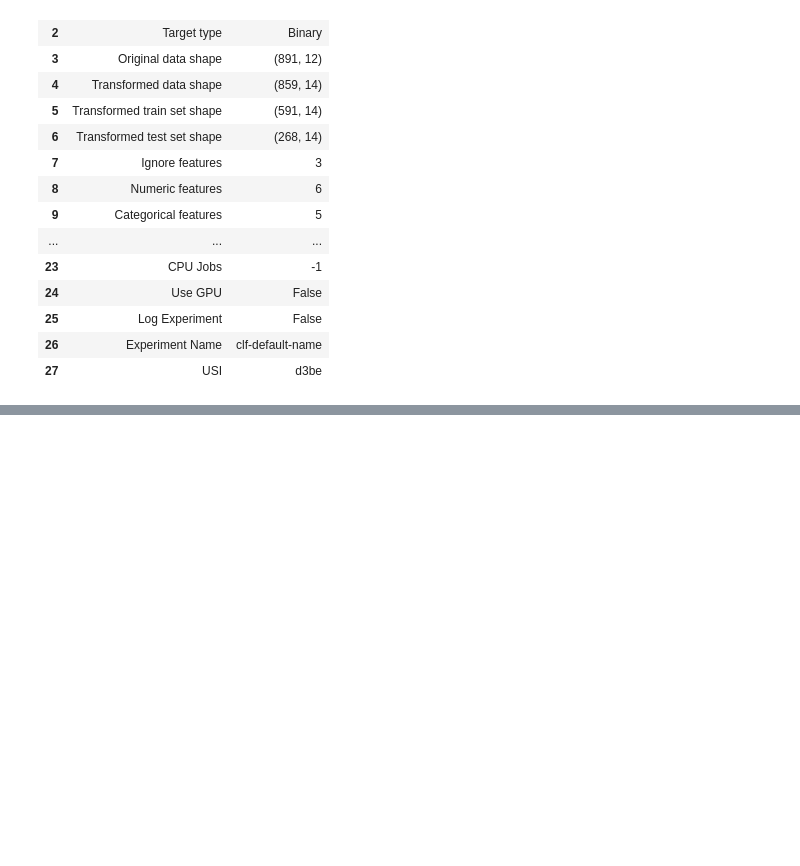
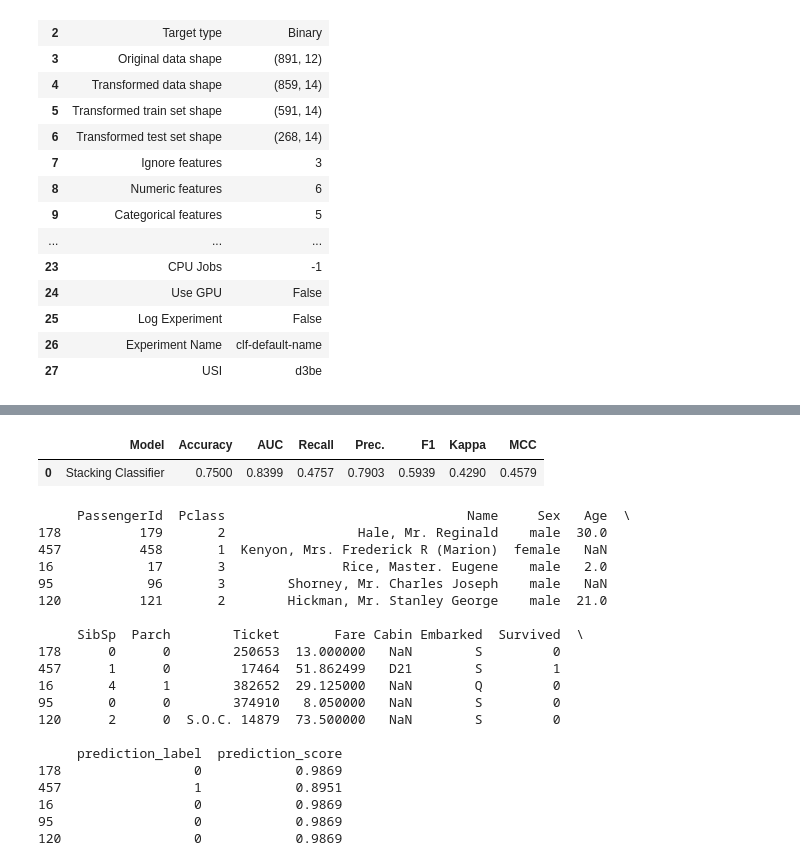
Before and after one commit to FirasKahlaoui/pycaret-ml-testing, a Jupyter notebook: advance/ad_test.ipynb, the cells around one changed output, grey strips where cells are left out. Saved outputs shown, nothing was run; the diff lists cells and outputs as text; code cells hidden in the pictures; blank space fills up the shorter version.

Commit message:
Test the pycaret features

```diff
--- a/advance/ad_test.ipynb
+++ b/advance/ad_test.ipynb
@@ -68,0 +149,29 @@ clf = setup(data, target='Survived', session_id=123,
+# %%
+# Predict on unseen data (test set)
+predictions = predict_model(stacked_model)
+
+# Show the predictions
+print(predictions.head())
+# %% [output]
+|  | Model | Accuracy | AUC | Recall | Prec. | F1 | Kappa | MCC |
+| 0 | Stacking Classifier | 0.7500 | 0.8399 | 0.4757 | 0.7903 | 0.5939 | 0.4290 | 0.4579 |
+     PassengerId  Pclass                               Name     Sex   Age  \
+178          179       2                 Hale, Mr. Reginald    male  30.0
+457          458       1  Kenyon, Mrs. Frederick R (Marion)  female   NaN
+16            17       3               Rice, Master. Eugene    male   2.0
+95            96       3        Shorney, Mr. Charles Joseph    male   NaN
+120          121       2        Hickman, Mr. Stanley George    male  21.0
+
+     SibSp  Parch        Ticket       Fare Cabin Embarked  Survived  \
+178      0      0        250653  13.000000   NaN        S         0
+457      1      0         17464  51.862499   D21        S         1
+16       4      1        382652  29.125000   NaN        Q         0
+95       0      0        374910   8.050000   NaN        S         0
+120      2      0  S.O.C. 14879  73.500000   NaN        S         0
+
+     prediction_label  prediction_score
+178                 0            0.9869
+457                 1            0.8951
+16                  0            0.9869
+95                  0            0.9869
+120                 0            0.9869
```
Also changed, not shown: parts of 5 cells of this notebook.
